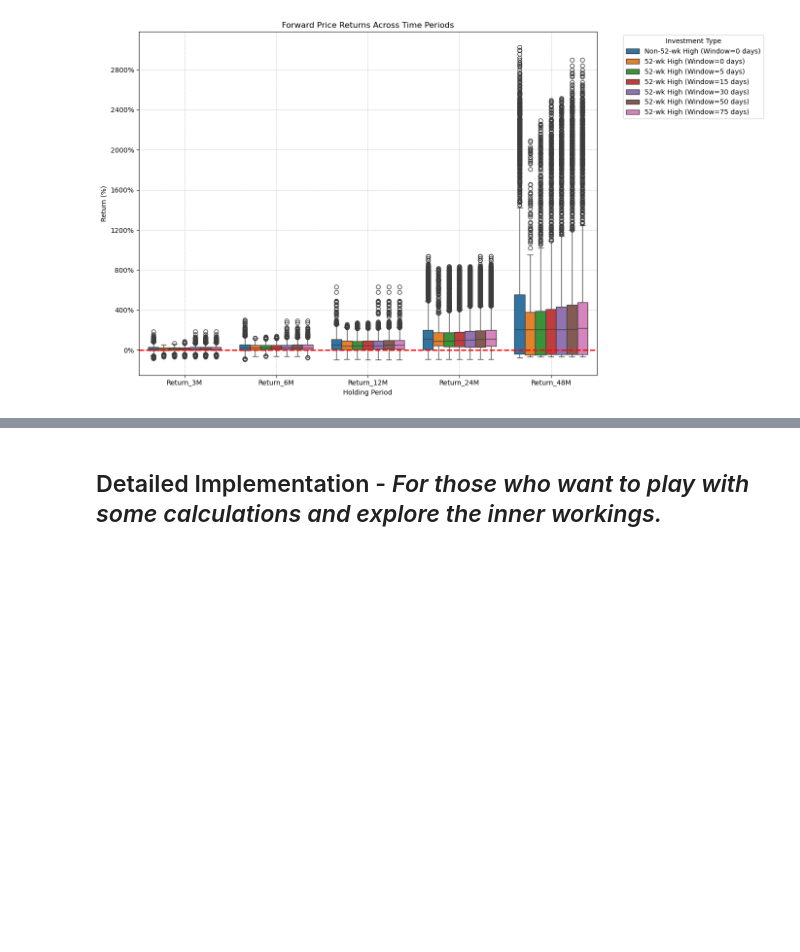
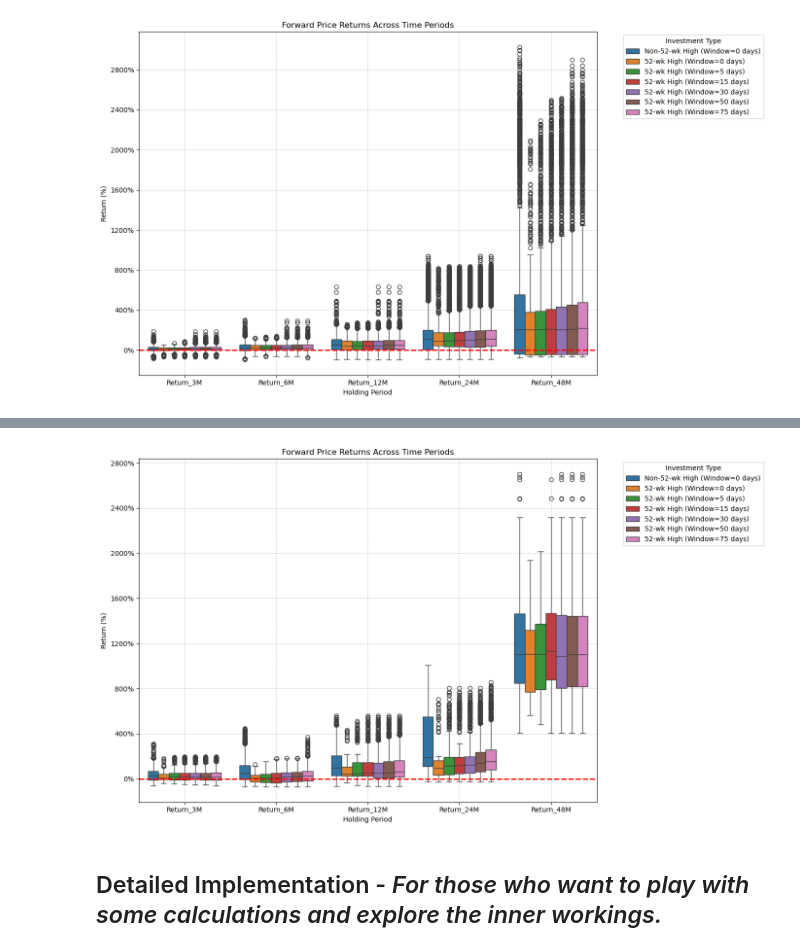
Before and after one commit to SterlingHayden/ATH-Investing-w-Leveraged-ETFs, a Jupyter notebook: Demo-Single-Stock.ipynb, the cells around one changed output, grey strips where cells are left out. Drawn from its saved outputs; the diff is of its cells as text; code cells hidden in the pictures; blank space fills up the shorter version.

```diff
--- a/Demo-Single-Stock.ipynb
+++ b/Demo-Single-Stock.ipynb
@@ -55,3 +76,7 @@ plot_returns(data, windows=[0, 5, 15, 30, 50, 75], price_column='Simulated Lever
+# %%
+plot_returns(data, windows=[0, 5, 15, 30, 50, 75], price_column='Real Price', high_type="52W")
+# %% [output]
+[figure, added]
 # %% [markdown]
 ## Detailed Implementation - *For those who want to play with some calculations and explore the inner workings.*
 # %% [markdown]
```
Also changed, not shown: parts of 7 cells of this notebook, 1 other file.
